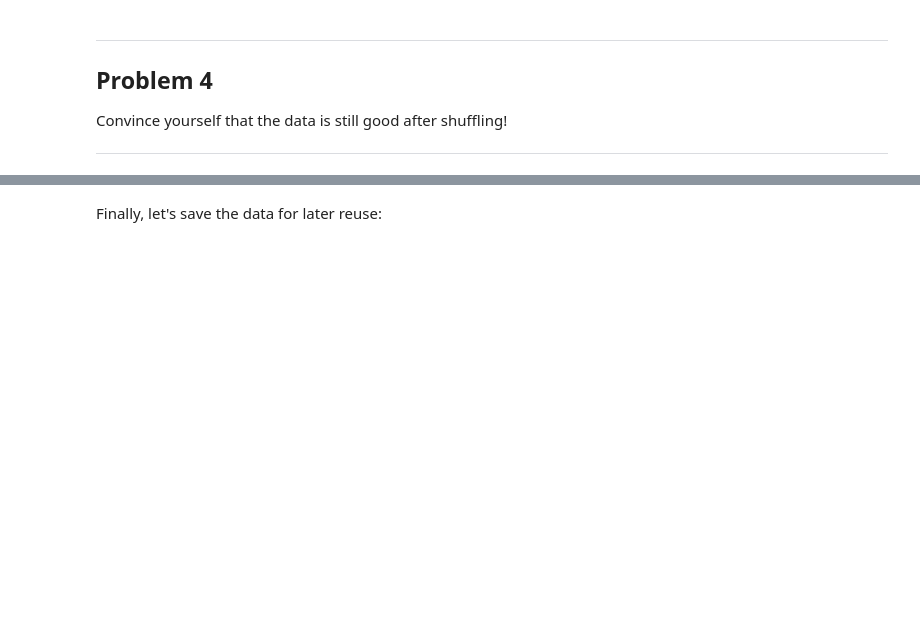
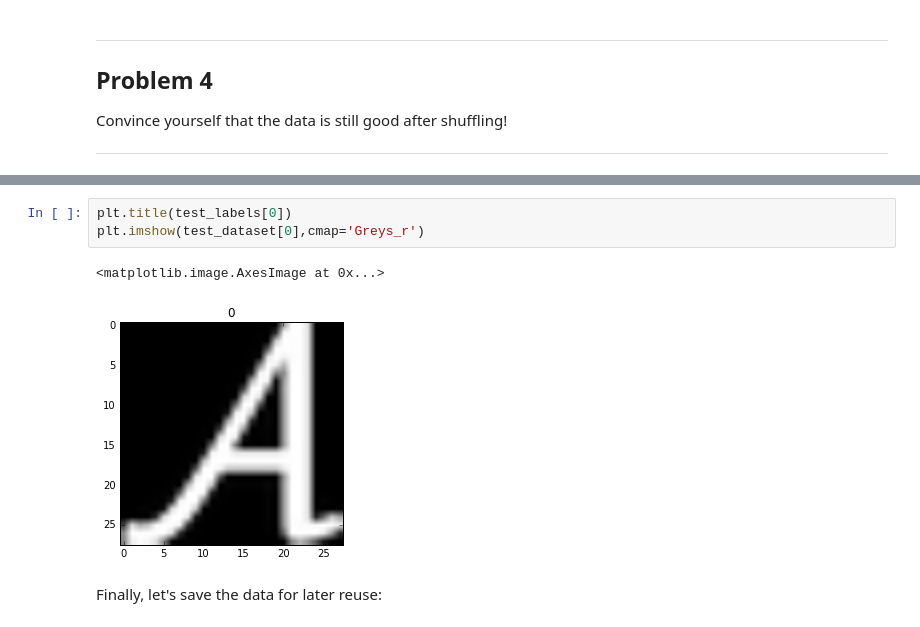
Before and after one commit to vanhuyz/udacity-dl, a Jupyter notebook: 1_notmnist.ipynb, the cells around one changed output, grey strips where cells are left out. Saved outputs shown, nothing was run; the diff lists cells and outputs as text; blank space fills up the shorter version.

```diff
--- a/1_notmnist.ipynb
+++ b/1_notmnist.ipynb
@@ -318,2 +310,8 @@ Convince yourself that the data is still good after shuffling!
+# %%
+plt.title(test_labels[0])
+plt.imshow(test_dataset[0],cmap='Greys_r')
+# %% [output]
+<matplotlib.image.AxesImage at 0x...>
+[figure, added]
 # %% [markdown]
 Finally, let's save the data for later reuse:
```
Also changed, not shown: parts of 6 cells of this notebook.
